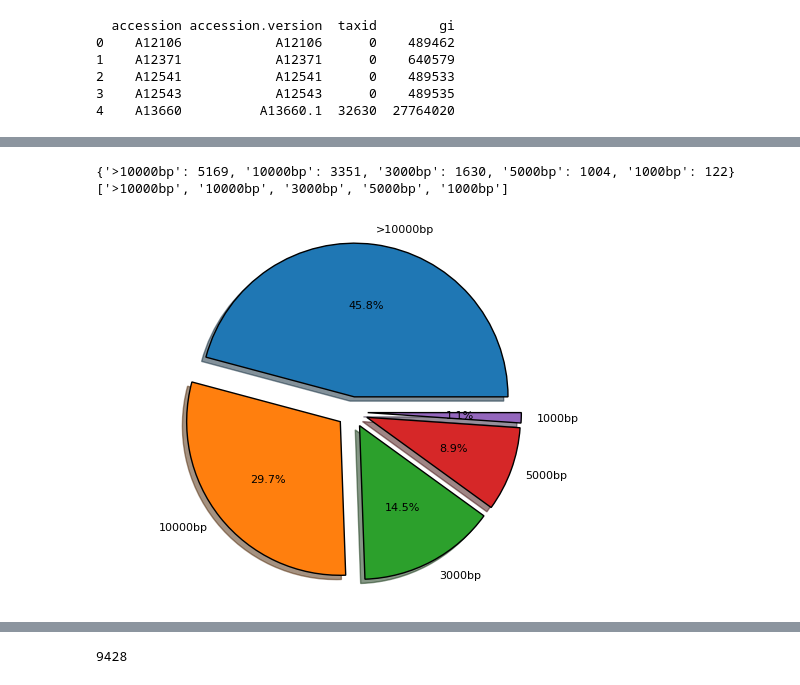
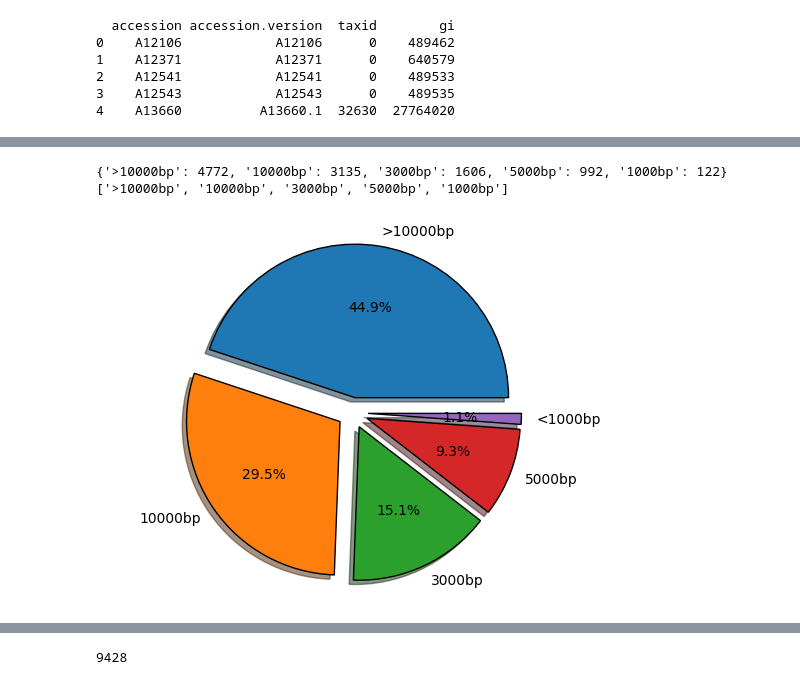
Before and after one commit to 25benjaminli/zoonotic-prediction, a Jupyter notebook: ncbistuff/x.ipynb, the cells around one changed output, grey strips where cells are left out. Cells and saved outputs as stored; diff of their text form; code cells hidden in the pictures.

```diff
--- a/ncbistuff/x.ipynb
+++ b/ncbistuff/x.ipynb
@@ -63,21 +45,21 @@ df2['isZoonotic'] = 0
 dfother = pd.DataFrame()
 it = len(df)
 
-nardus = pd.read_csv('../data/nardus_sequences.csv')
+nardus = pd.read_csv('../data/dataset2/nardus_sequences.csv')
 nardus.reset_index(drop=True, inplace=True)
 
 
-temp = pd.DataFrame()
-for i in range(len(nardus)):
-    val = nardus.iloc[i]
-    len(acctotax[acctotax['accession']==val['ID']]) != 0 and print(acctotax[acctotax['accession']==val['ID']])
-    temp = temp.append({'ID': acctotax[acctotax['accession']==val['ID']], 'DNA Sequence': val['DNA Sequence'], 'isZoonotic': val['isZoonotic']}, ignore_index=True)
+# temp = pd.DataFrame()
+# for i in range(len(nardus)):
+#     val = nardus.iloc[i]
+#     len(acctotax[acctotax['accession']==val['ID']]) != 0 and print(acctotax[acctotax['accession']==val['ID']])
+#     temp = temp.append({'ID': acctotax[acctotax['accession']==val['ID']], 'DNA Sequence': val['DNA Sequence'], 'isZoonotic': val['isZoonotic']}, ignore_index=True)
 
-print(temp)
+# print(temp)
 
 df.reset_index(drop=True, inplace=True)
 df2.reset_index(drop=True, inplace=True)
 
 mergedDf = pd.concat([df, df2, nardus], axis=0, ignore_index=True)
+mergedDf = mergedDf.drop_duplicates(subset=['DNA Sequence'])
 mergedDf.reset_index(drop=True, inplace=True)
-mergedDf = mergedDf.drop_duplicates(subset=['ID'])
@@ -140,36 +96,37 @@ for i in mergedDf['DNA Sequence']:
 di = dict(sorted(di.items(), key=lambda item: item[1], reverse=True))
 print(di)
 keys = list(di.keys())
 vals = list(di.values())
 print(keys)
+keys[-1]="<1000bp"
 
 # move 500bp to the beginning
 # tempkey, tempval = keys[-1], vals[-1]
 # keys = keys[:len(keys)-1]
 # vals = vals[:len(vals)-1]
 # keys.insert(0, tempkey)
 # vals.insert(0, tempval)
 
 # print(keys)
 # print(vals)
 
 
 
 explode = (0.1, 0.1, 0.1, 0.1, 0.1)
 def aa(val):
     return str(round(val, 1)) + '%' if round(val, 1) > 0 else ''
 plt.pie(vals, labels=keys,
     shadow=True, autopct=aa, explode=explode,
     wedgeprops = {"edgecolor" : "black",
                       'linewidth': 1,
                       'antialiased': True},
-        textprops={'fontsize': 8})
+        textprops={'fontsize': 10})
 plt.axis('equal')
 plt.show()
 # %% [output]
-{'>10000bp': 5169, '10000bp': 3351, '3000bp': 1630, '5000bp': 1004, '1000bp': 122}
+{'>10000bp': 4772, '10000bp': 3135, '3000bp': 1606, '5000bp': 992, '1000bp': 122}
 ['>10000bp', '10000bp', '3000bp', '5000bp', '1000bp']
-[figure, old version]
+[figure, new version]
 # %%
 # print(lineages.loc[lineages['tax_id']==37121])
 # convert accession number to taxid
```
Also changed, not shown: parts of 3 cells of this notebook, 12 other files.
